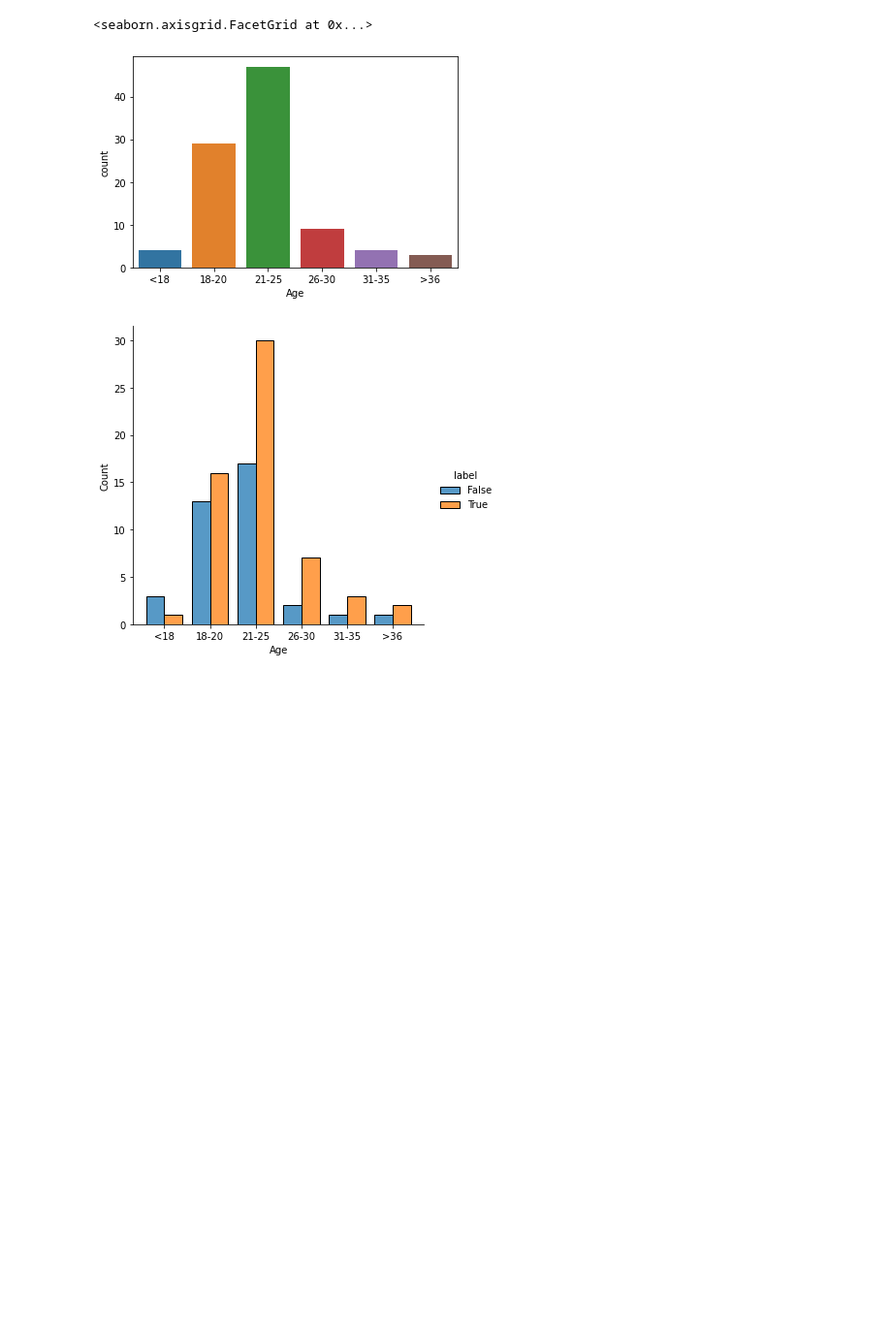
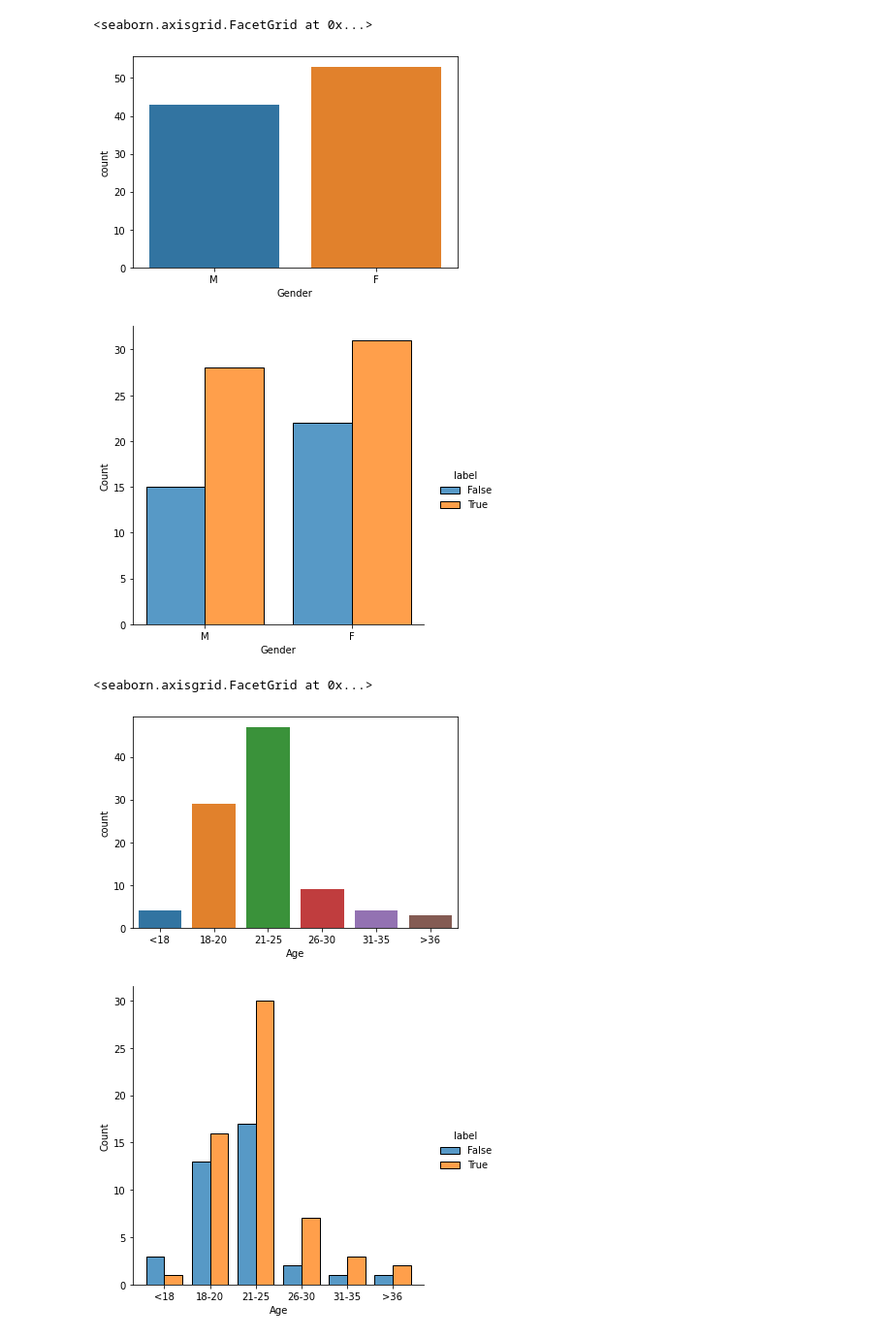
Before and after one commit to chaubeyniha/ML_Inspect, a Jupyter notebook: Psych_Pipeline/Plots.ipynb, the cells around one changed output. Shown at 97% size. Drawn from its saved outputs; the diff is of its cells as text; code cells hidden in the pictures; blank space fills up the shorter version.

```diff
--- a/Psych_Pipeline/Plots.ipynb
+++ b/Psych_Pipeline/Plots.ipynb
@@ -14,6 +14,13 @@ y_column = y_column.replace('Strong Disagree','Disagree')
 raw_data['avg_response'] = y_column.mode(axis = 1)[0]
 raw_data = raw_data.loc[raw_data['avg_response'] != "Neither"]
 raw_data['label'] = (raw_data['avg_response'] == 'Agree')
+# %%
+sns.countplot(x="Gender", data=raw_data)
+sns.displot(raw_data, x= "Gender", hue= "label", multiple="dodge", discrete=True, shrink=0.8)
+# %% [output]
+<seaborn.axisgrid.FacetGrid at 0x...>
+[figure, added]
+[figure, added]
 # %%
 raw_data['Age'] = pd.Categorical(raw_data['Age'],
                                    categories= ["<18", "18-20", "21-25", "26-30", "31-35", ">36"],
```
Also changed, not shown: 1 other file.
